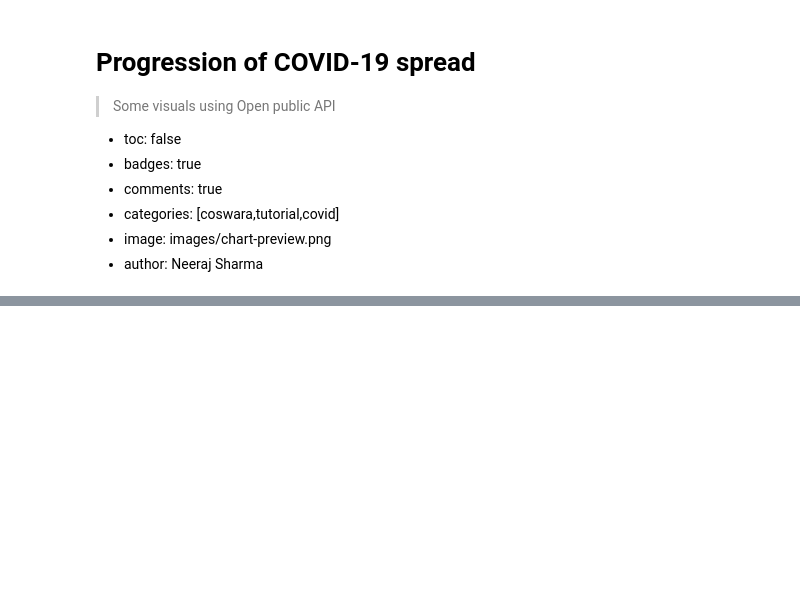
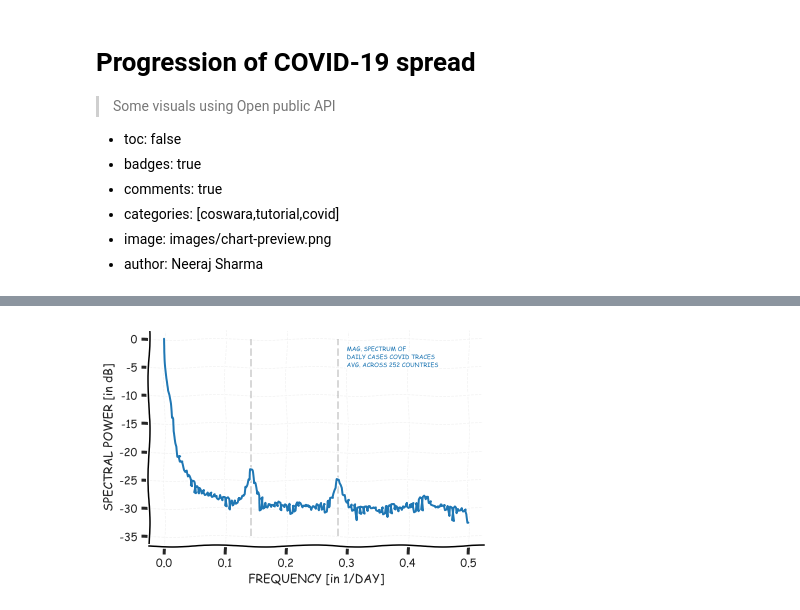
Before and after one commit to iiscleap/coswara-blog, a Jupyter notebook: _notebooks/2020-11-19-covid_cases_plot.ipynb, the cells around one changed output, grey strips where cells are left out. Saved outputs shown, nothing was run; the diff lists cells and outputs as text; code cells hidden in the pictures; blank space fills up the shorter version.

```diff
--- a/_notebooks/2020-11-19-covid_cases_plot.ipynb
+++ b/_notebooks/2020-11-19-covid_cases_plot.ipynb
@@ -287,0 +100,49 @@ Text(0, 0.5, 'Frequency (KHz)')
+# %%
+#collapse
+S = []
+for i in range(all_country.shape[0]):
+#     s = all_country[np.where(countries=='United States of America')[0][0],:]
+    s = np.nan_to_num(all_country[i,:])+1e-10
+    s[s<0] = 0
+    s = s/np.max(np.abs(s))
+    S.append(s)
+
+# take fft
+nfft = 512
+S = np.array(S)
+S_fft = np.abs(np.fft.rfft(S,nfft,axis=1))
+# normalize
+for i in range(S.shape[0]):
+    S_fft[i,:] = S_fft[i,:]/(np.max(S_fft[i,:])+10e-10)
+#mean and std
+S_fft = 20*np.log10(S_fft+10e-20)
+S_mu = np.mean(S_fft,axis=0)
+S_std = np.std(S_fft,axis=0)/np.sqrt(all_country.shape[0])
+
+
+# plot spectrum
+fig = plt.subplots(figsize=[6,4])
+ax = plt.subplot(1,1,1)
+
+fs = 1
+faxis = np.arange(0,nfft/2+1)*fs/nfft
+clr_1 = 'tab:blue'
+ax.plot(faxis,S_mu,c=clr_1,linewidth=2)
+# ax.plot(faxis,S_mu - S_std,color='r',alpha=.3,linewidth=.5)
+# ax.plot(faxis,S_mu + S_std,color='r',alpha=.3,linewidth=.5)
+ax.vlines(1/7, -35, 0, colors='gray', linestyles='--',alpha=.3)
+ax.vlines(2/7, -35, 0, colors='gray', linestyles='--',alpha=.3)
+ax.grid(axis='both', color='gray', linestyle='--', linewidth=.75,alpha=.1)
+ax.spines['right'].set_color('none')
+ax.spines['top'].set_color('none')
+ax.xaxis.set_ticks_position('bottom')
+ax.set_xlabel('FREQUENCY [in 1/DAY]')
+ax.set_ylabel('SPECTRAL POWER [in dB]')
+ax.text(.3,-5,'MAG. SPECTRUM OF \nDAILY CASES COVID TRACES \nAVG. ACROSS 252 COUNTRIES',\
+       c=clr_1,fontsize=6)
+fmt = 'png'
+# plt.savefig('/Users/neeks/Desktop/Documents/work/code/python_codes/notebookCodes/coswara/figures/'\
+#                   +'covid_trace_time_domain.'+fmt, dpi=300, format=fmt,transparent=False,bbox_inches='tight')
+plt.show()
+# %% [output]
+[figure, added]
```
Also changed, not shown: parts of 28 cells of this notebook, 1 other file.
